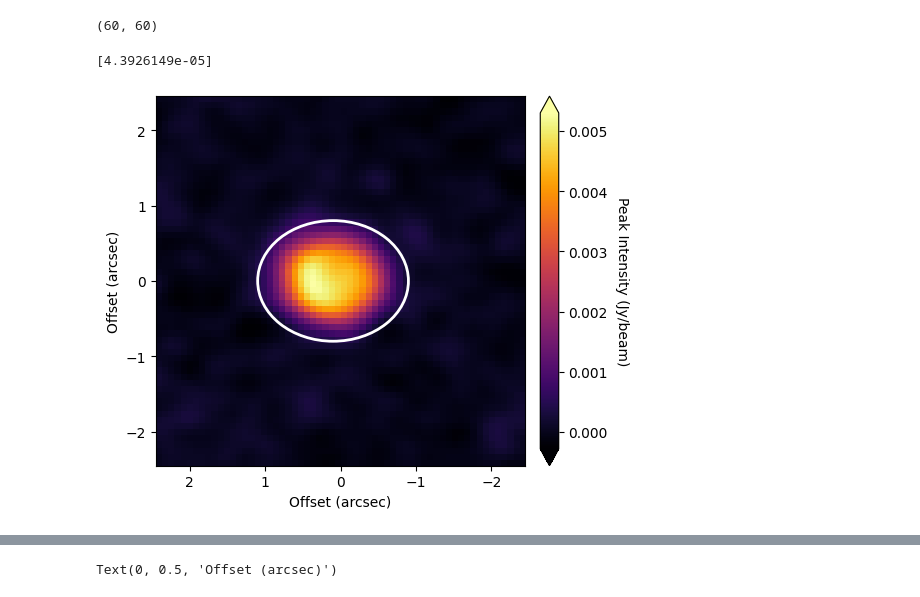
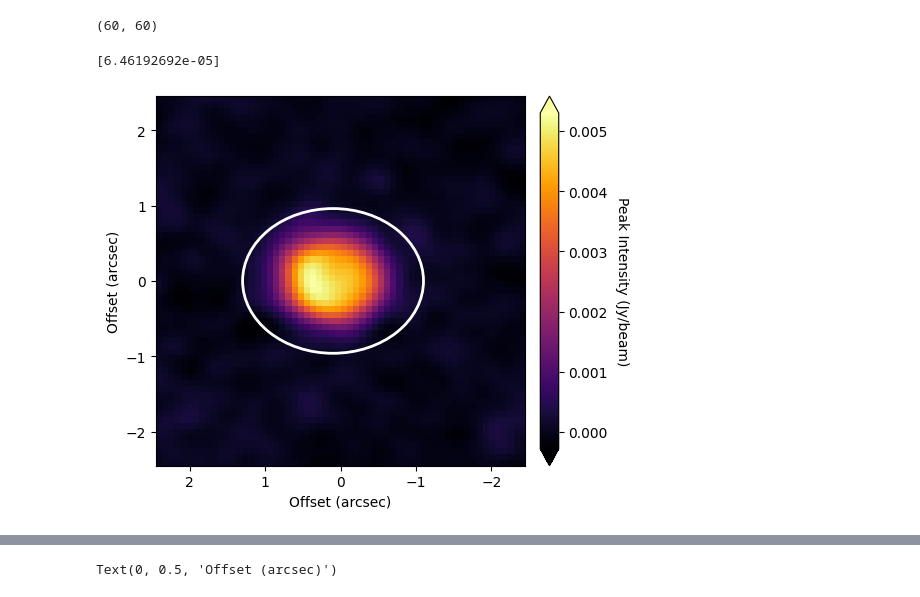
Before and after one commit to danmcl77/masters, a Jupyter notebook: Plotting.ipynb, the cells around one changed output, grey strips where cells are left out. Cells and saved outputs as stored; diff of their text form; code cells hidden in the pictures.

```diff
--- a/Plotting.ipynb
+++ b/Plotting.ipynb
@@ -16,33 +16,33 @@ continuum.shape
 # %%
 fig, ax = plt.subplots()
 
 positions = [(0.1, 0)]
-m=1
+m=1.2
 ap = aperture.EllipticalAperture(positions, a=1*m,b=0.8*m)
 
 
 
 ap_patches = ap.plot(color='white', lw=2,
                            label='Photometry aperture')
 
 Flux = aperture.ApertureStats(continuum.data, ap).sum
 
 
 
 
 im = ax.imshow(continuum.data,
           cmap='inferno',
           extent=[0.08172*30,-0.08172*30,-0.08172*30,0.08172*30],origin='lower',zorder=-9)
 cb = plt.colorbar(im, pad=0.03, extend='both', format='%.3f')
 cb.set_label(r'Peak Intensity (Jy/beam)',
                      rotation=270, labelpad=15)
 
 ax.set_xlabel('Offset (arcsec)')
 ax.set_ylabel('Offset (arcsec)')
 #plt.savefig('ContinuumFlux1.png')
 print(Flux)
 # %% [output]
-[4.3926149e-05]
+[6.46192692e-05]
-[figure, old version]
+[figure, new version]
 # %%
 positions = [(28, 30)]
```
Also changed, not shown: parts of 4 cells of this notebook, 3 other files.
